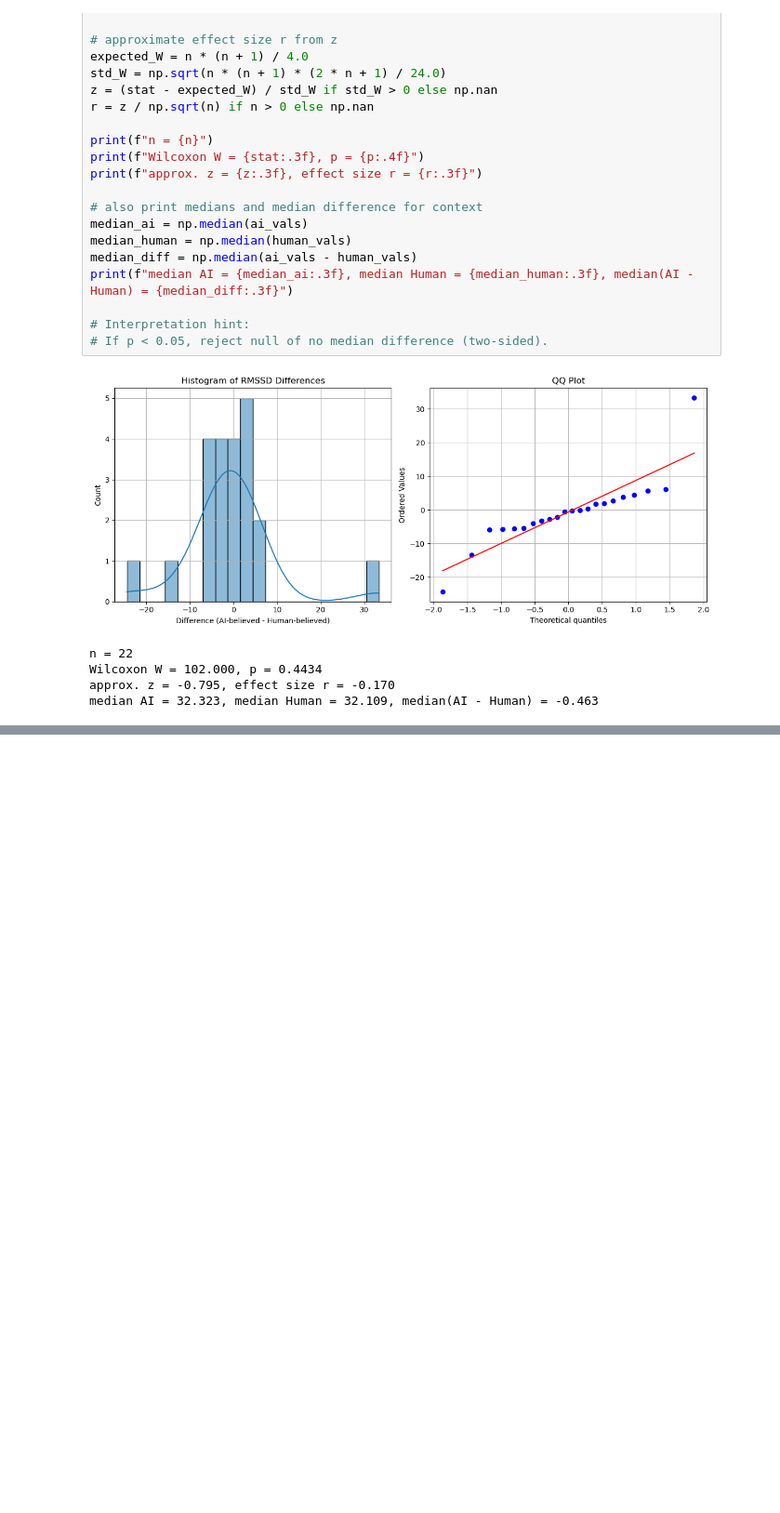
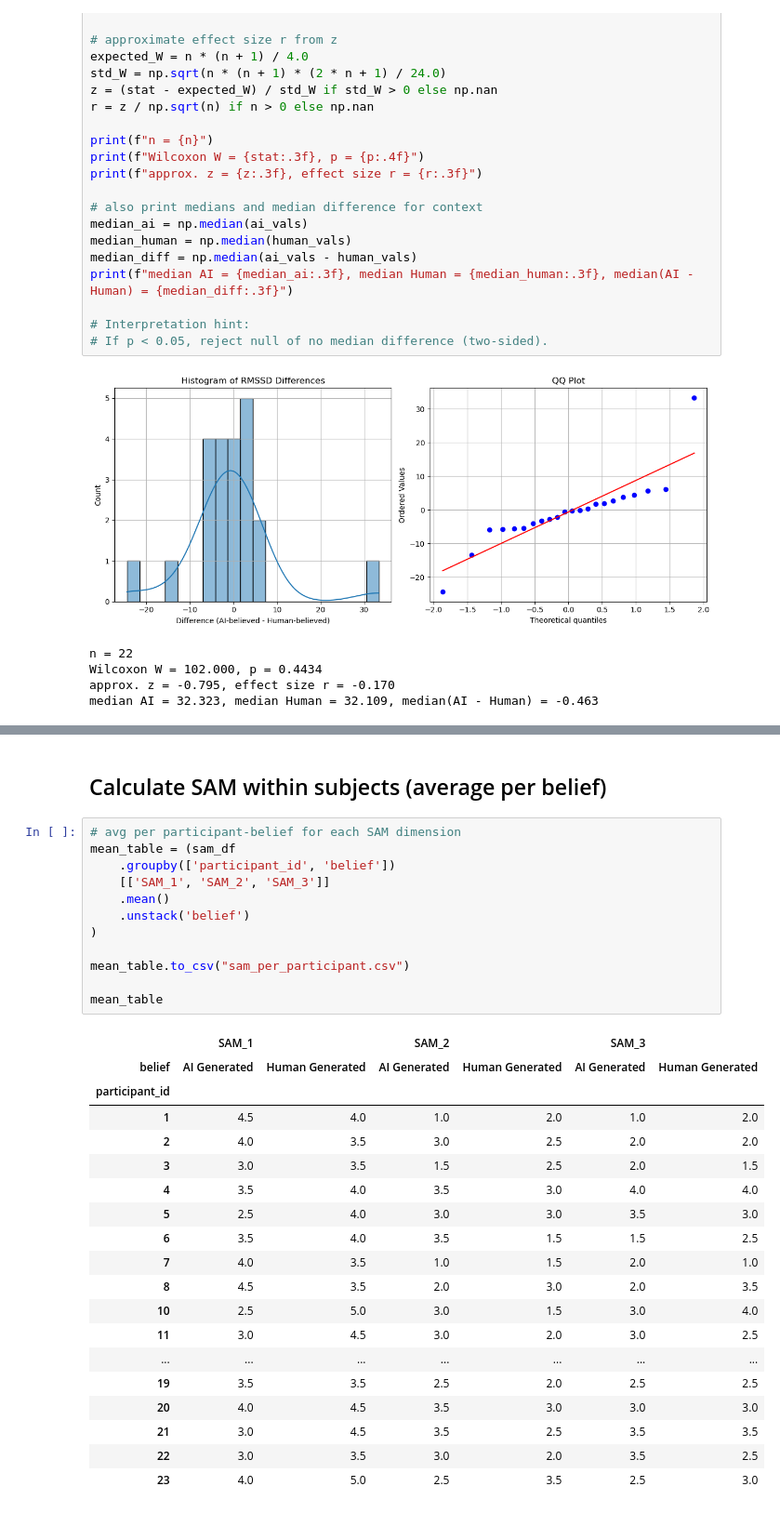
Before and after one commit to BalducciFrancesco/02455-Experiment-In-Cognitive-Science, a Jupyter notebook: analysis/data_analysis_preliminar.ipynb, the cells around one changed output, grey strips where cells are left out. Shown: that part at 93% size. Saved outputs shown, nothing was run; the diff lists cells and outputs as text; blank space fills up the shorter version.

```diff
--- a/analysis/data_analysis_preliminar.ipynb
+++ b/analysis/data_analysis_preliminar.ipynb
@@ -249,0 +305,34 @@ median AI = 32.323, median Human = 32.109, median(AI - Human) = -0.463
+# %% [markdown]
+## Calculate SAM within subjects (average per belief)
+# %%
+# avg per participant-belief for each SAM dimension
+mean_table = (sam_df
+    .groupby(['participant_id', 'belief'])
+    [['SAM_1', 'SAM_2', 'SAM_3']]
+    .mean()
+    .unstack('belief')
+)
+
+mean_table.to_csv("sam_per_participant.csv")
+
+mean_table
+# %% [output]
+|  | SAM_1 |  | SAM_2 |  | SAM_3 |  |
+| belief | AI Generated | Human Generated | AI Generated | Human Generated | AI Generated | Human Generated |
+| participant_id |  |  |  |  |  |  |
+| 1 | 4.5 | 4.0 | 1.0 | 2.0 | 1.0 | 2.0 |
+| 2 | 4.0 | 3.5 | 3.0 | 2.5 | 2.0 | 2.0 |
+| 3 | 3.0 | 3.5 | 1.5 | 2.5 | 2.0 | 1.5 |
+| 4 | 3.5 | 4.0 | 3.5 | 3.0 | 4.0 | 4.0 |
+| 5 | 2.5 | 4.0 | 3.0 | 3.0 | 3.5 | 3.0 |
+| 6 | 3.5 | 4.0 | 3.5 | 1.5 | 1.5 | 2.5 |
+| 7 | 4.0 | 3.5 | 1.0 | 1.5 | 2.0 | 1.0 |
+| 8 | 4.5 | 3.5 | 2.0 | 3.0 | 2.0 | 3.5 |
+| 10 | 2.5 | 5.0 | 3.0 | 1.5 | 3.0 | 4.0 |
+| 11 | 3.0 | 4.5 | 3.0 | 2.0 | 3.0 | 2.5 |
+| ... | ... | ... | ... | ... | ... | ... |
+| 19 | 3.5 | 3.5 | 2.5 | 2.0 | 2.5 | 2.5 |
+| 20 | 4.0 | 4.5 | 3.5 | 3.0 | 3.0 | 3.0 |
+| 21 | 3.0 | 4.5 | 3.5 | 2.5 | 3.5 | 3.5 |
+| 22 | 3.0 | 3.5 | 3.0 | 2.0 | 3.5 | 2.5 |
+| 23 | 4.0 | 5.0 | 2.5 | 3.5 | 2.5 | 3.0 |
```
Also changed, not shown: parts of 9 cells of this notebook, 3 other files.
